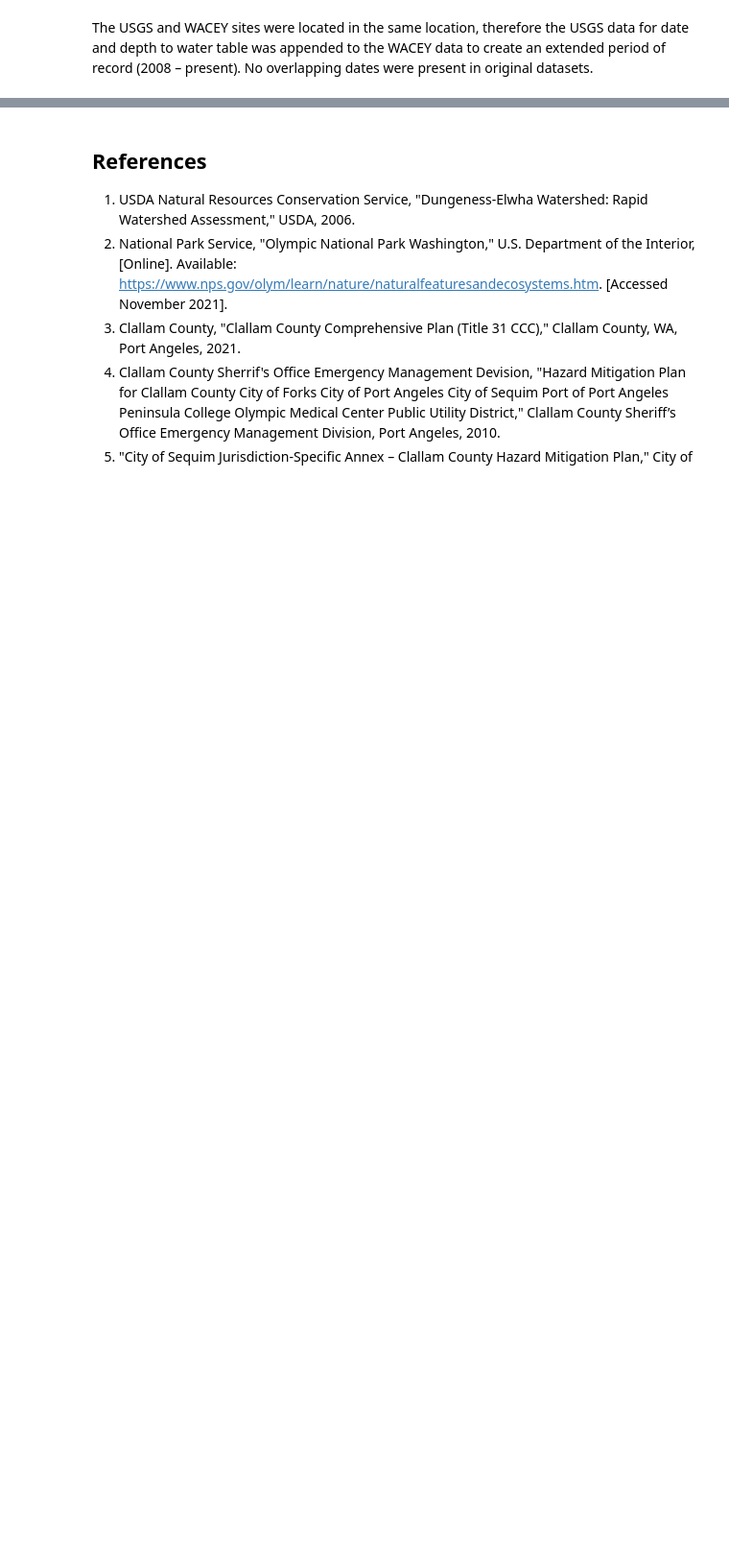
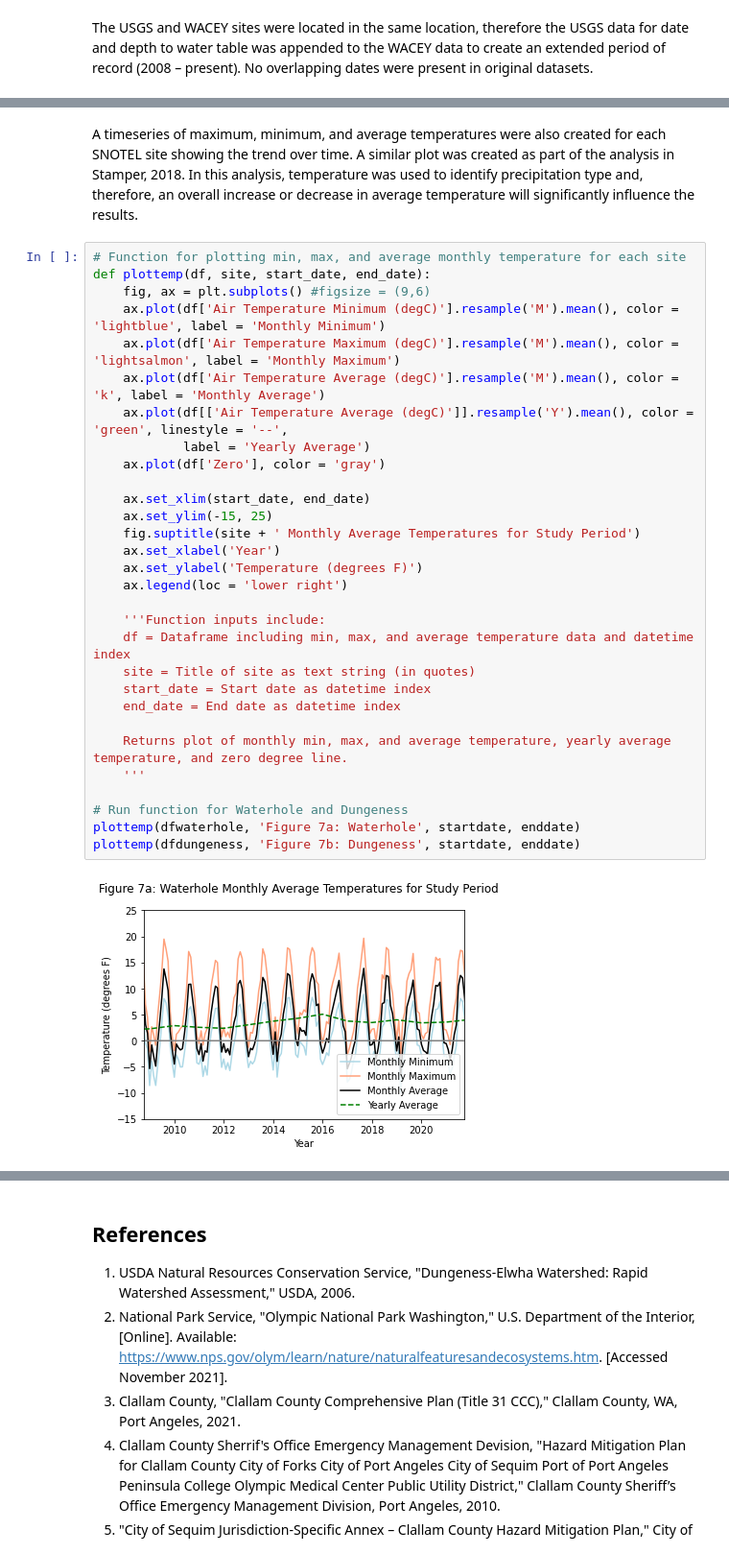
Before and after one commit to postitnote6/ESCI_895_Final_Project, a Jupyter notebook: Final_Project_MPV.ipynb, the cells around one changed output, grey strips where cells are left out. Shown at 96% size. Cells and saved outputs as stored; diff of their text form; blank space fills up the shorter version.

```diff
--- a/Final_Project_MPV.ipynb
+++ b/Final_Project_MPV.ipynb
@@ -318,0 +337,34 @@ Two timeseries of SWE were created for the Waterhole and Dungeness sites. Each p
+# %% [markdown]
+A timeseries of maximum, minimum, and average temperatures were also created for each SNOTEL site showing the trend over time. A similar plot was created as part of the analysis in Stamper, 2018. In this analysis, temperature was used to identify precipitation type and, therefore, an overall increase or decrease in average temperature will significantly influence the results.
+# %%
+# Function for plotting min, max, and average monthly temperature for each site
+def plottemp(df, site, start_date, end_date):
+    fig, ax = plt.subplots() #figsize = (9,6)
+    ax.plot(df['Air Temperature Minimum (degC)'].resample('M').mean(), color = 'lightblue', label = 'Monthly Minimum')
+    ax.plot(df['Air Temperature Maximum (degC)'].resample('M').mean(), color = 'lightsalmon', label = 'Monthly Maximum')
+    ax.plot(df['Air Temperature Average (degC)'].resample('M').mean(), color = 'k', label = 'Monthly Average')
+    ax.plot(df[['Air Temperature Average (degC)']].resample('Y').mean(), color = 'green', linestyle = '--',
+            label = 'Yearly Average')
+    ax.plot(df['Zero'], color = 'gray')
+
+    ax.set_xlim(start_date, end_date)
+    ax.set_ylim(-15, 25)
+    fig.suptitle(site + ' Monthly Average Temperatures for Study Period')
+    ax.set_xlabel('Year')
+    ax.set_ylabel('Temperature (degrees F)')
+    ax.legend(loc = 'lower right')
+
+    '''Function inputs include:
+    df = Dataframe including min, max, and average temperature data and datetime index
+    site = Title of site as text string (in quotes)
+    start_date = Start date as datetime index
+    end_date = End date as datetime index
+
+    Returns plot of monthly min, max, and average temperature, yearly average temperature, and zero degree line.
+    '''
+
+# Run function for Waterhole and Dungeness
+plottemp(dfwaterhole, 'Figure 7a: Waterhole', startdate, enddate)
+plottemp(dfdungeness, 'Figure 7b: Dungeness', startdate, enddate)
+# %% [output]
+[figure, added]
```
Also changed, not shown: parts of 86 cells of this notebook.
